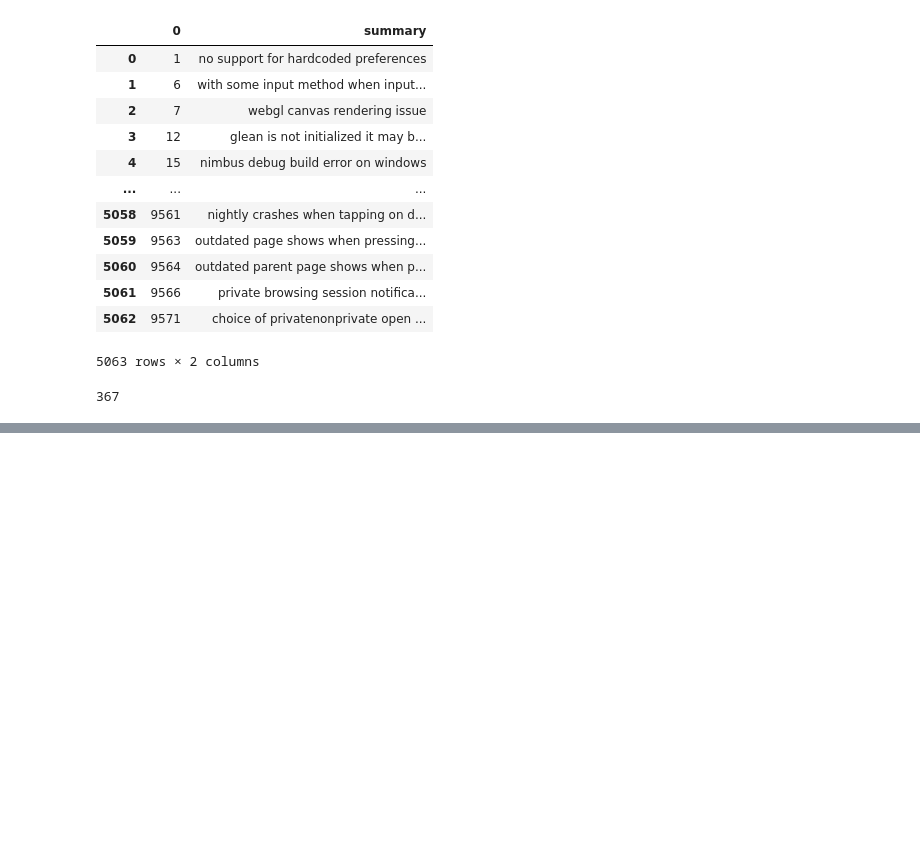
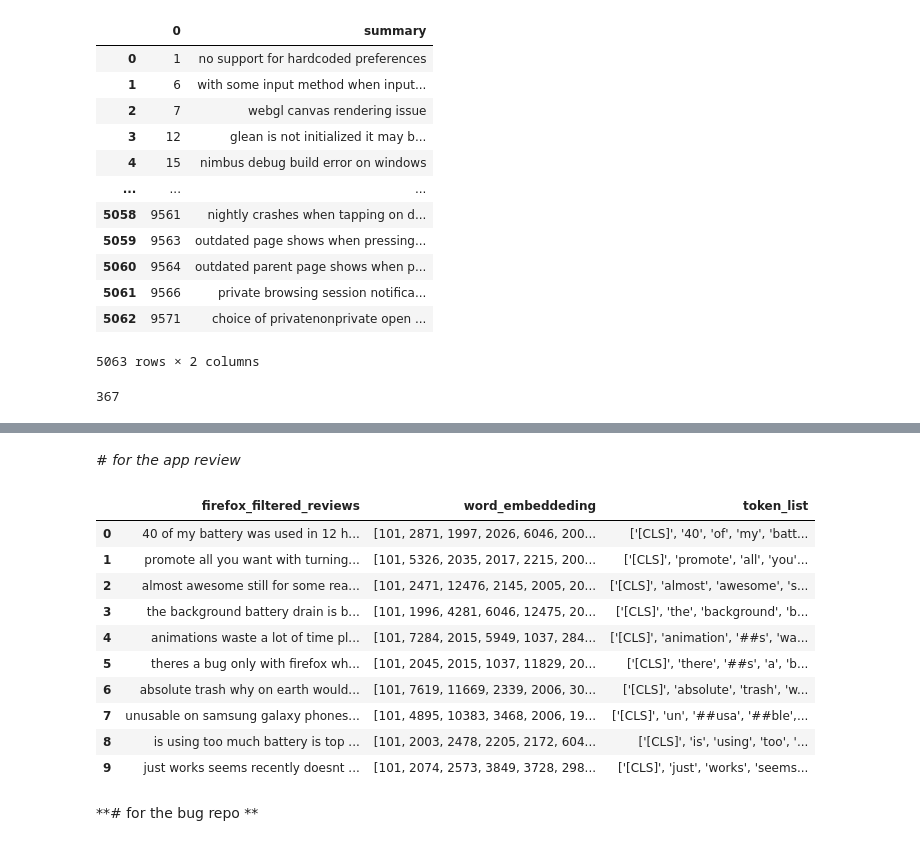
Before and after one commit to cs21m014iittp/ISE_Project, a Jupyter notebook: get_embeddings.ipynb, the cells around one changed output, grey strips where cells are left out. Saved outputs shown, nothing was run; the diff lists cells and outputs as text; code cells hidden in the pictures; blank space fills up the shorter version.

Commit message:
added word embedding and token list in the dataframe for review and bug_report

```diff
--- a/get_embeddings.ipynb
+++ b/get_embeddings.ipynb
@@ -157,0 +135,6 @@ input2
+# %%
+bug_report_url = "https://raw.githubusercontent.com/shikher-chhawchharia/ISE_Project/main/processed_data/new_bug_repo.csv"
+bug_repo_new_df = pd.read_csv(bug_report_url)
+
+user_reviews_url = "https://raw.githubusercontent.com/shikher-chhawchharia/ISE_Project/main/processed_data/firefox_review_h.csv"
+firefox_rew_new_df = pd.read_csv(user_reviews_url)
@@ -157,0 +164,28 @@ input2
+# %% [markdown]
+*# for the app review*
+# %%
+# for the app review
+for index,row in firefox_rew_new_df.iterrows():
+
+    review = (row['firefox_filtered_reviews'])
+
+    # need to get the token as well as word embedding and append it to the main data frames.
+    num_embedd=tokenizer.encode(review)
+    firefox_rew_new_df.iloc[index]["word_embeddeding"]=str(num_embedd)
+    #firefox_rew_new_df["word_embeddeding"]=str(num_embedd)
+    firefox_rew_new_df.iloc[index]["token_list"]=str(tokenizer.convert_ids_to_tokens(num_embedd))
+    #firefox_rew_new_df["token_list"]=str(tokenizer.convert_ids_to_tokens(num_embedd))
+# %%
+firefox_rew_new_df.head(10)
+# %% [output]
+|  | firefox_filtered_reviews | word_embeddeding | token_list |
+| 0 | 40 of my battery was used in 12 h... | [101, 2871, 1997, 2026, 6046, 200... | ['[CLS]', '40', 'of', 'my', 'batt... |
+| 1 | promote all you want with turning... | [101, 5326, 2035, 2017, 2215, 200... | ['[CLS]', 'promote', 'all', 'you'... |
+| 2 | almost awesome still for some rea... | [101, 2471, 12476, 2145, 2005, 20... | ['[CLS]', 'almost', 'awesome', 's... |
+| 3 | the background battery drain is b... | [101, 1996, 4281, 6046, 12475, 20... | ['[CLS]', 'the', 'background', 'b... |
+| 4 | animations waste a lot of time pl... | [101, 7284, 2015, 5949, 1037, 284... | ['[CLS]', 'animation', '##s', 'wa... |
+| 5 | theres a bug only with firefox wh... | [101, 2045, 2015, 1037, 11829, 20... | ['[CLS]', 'there', '##s', 'a', 'b... |
+| 6 | absolute trash why on earth would... | [101, 7619, 11669, 2339, 2006, 30... | ['[CLS]', 'absolute', 'trash', 'w... |
+| 7 | unusable on samsung galaxy phones... | [101, 4895, 10383, 3468, 2006, 19... | ['[CLS]', 'un', '##usa', '##ble',... |
+| 8 | is using too much battery is top ... | [101, 2003, 2478, 2205, 2172, 604... | ['[CLS]', 'is', 'using', 'too', '... |
+| 9 | just works seems recently doesnt ... | [101, 2074, 2573, 3849, 3728, 298... | ['[CLS]', 'just', 'works', 'seems... |
@@ -157,0 +194,2 @@ input2
+# %% [markdown]
+**# for the bug repo **
```
Also changed, not shown: parts of 17 cells of this notebook.
